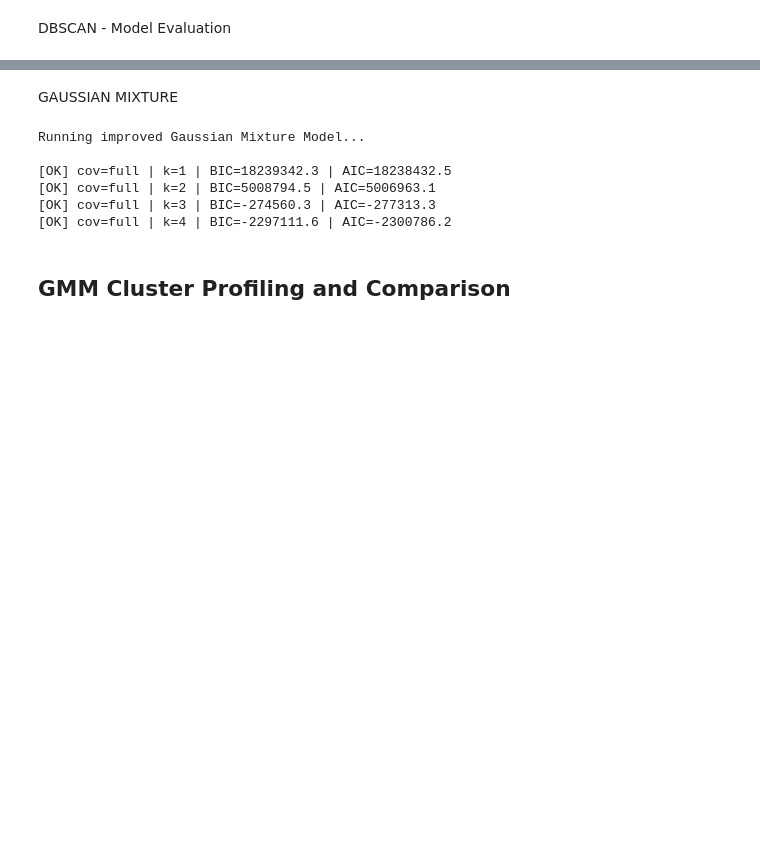
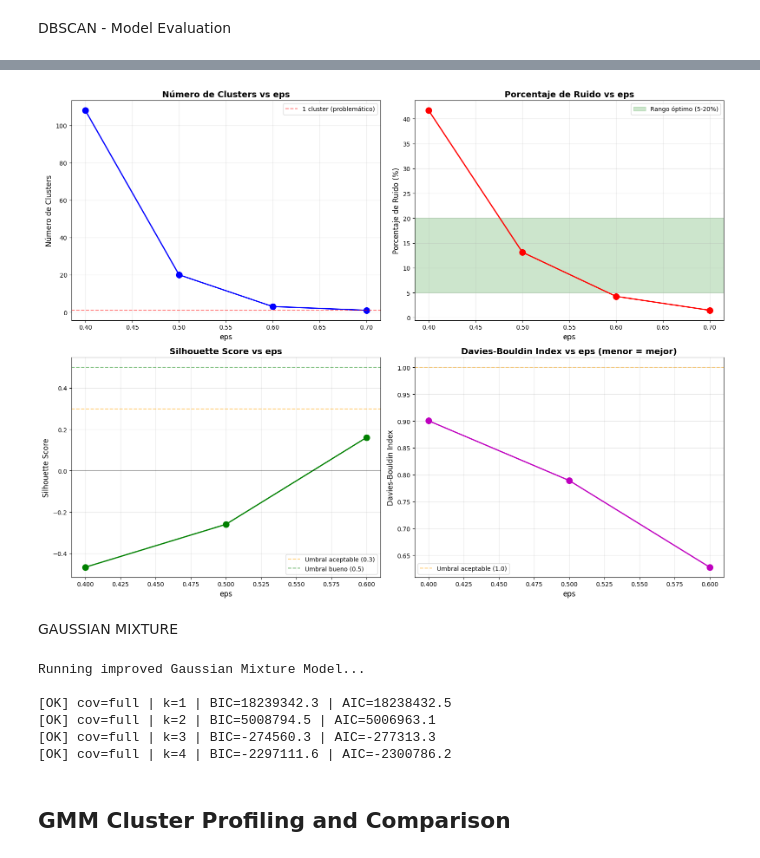
Before and after one commit to AlvarodelaHerran/ML_Movies_Proyect, a Jupyter notebook: clustering.ipynb, the cells around one changed output, grey strips where cells are left out. Cells and saved outputs as stored; diff of their text form; code cells hidden in the pictures; blank space fills up the shorter version.

Commit message:
DBSCAN mejorado

```diff
--- a/clustering.ipynb
+++ b/clustering.ipynb
@@ -738,20 +824,0 @@ y_pred = clusterer.fit_predict(X_sample_scaled_df)
-# %%
-# Number of clusters and noise
-unique_labels = np.unique(y_pred)
-n_clusters = len(unique_labels) - (1 if -1 in unique_labels else 0)
-n_noise = list(y_pred).count(-1)  # O np.sum(y_pred == -1)
-
-print(f"Número de clústers: {n_clusters}")
-print(f"Número de puntos de ruido: {n_noise}")
-print(f"Etiquetas únicas de clústers: {unique_labels[unique_labels != -1]}")  # Excluye -1
-
-# We asign clusters in the DataFrame to see the details
-df_sample['Cluster'] = y_pred
-print("\nTamaños de cada clúster (incluyendo ruido como -1):")
-print(df_sample.groupby('Cluster').size())
-
-# Example: first 10 movies in each cluster
-for cluster_id in unique_labels:
-    if cluster_id != -1:
-        print(f"\nClúster {cluster_id}:")
-        print(df_sample[df_sample['Cluster'] == cluster_id][['Title', 'Genre', 'IMDbRating']].head(10))
@@ -852,3 +972,74 @@ Calinski-Harabasz Index: 432.61293494125334
+# %%
+# ============================================================
+# VISUALIZACIÓN COMPARATIVA
+# ============================================================
+
+fig, axes = plt.subplots(2, 2, figsize=(16, 12))
+
+# Gráfico 1: Número de clusters vs eps
+ax1 = axes[0, 0]
+ax1.plot(df_results['eps'], df_results['n_clusters'], 'bo-',
+         linewidth=2, markersize=10)
+ax1.set_xlabel('eps', fontsize=12)
+ax1.set_ylabel('Número de Clusters', fontsize=12)
+ax1.set_title('Número de Clusters vs eps', fontsize=14, fontweight='bold')
+ax1.grid(True, alpha=0.3)
+ax1.axhline(y=1, color='r', linestyle='--', alpha=0.5, label='1 cluster (problemático)')
+ax1.legend()
+
+# Gráfico 2: Porcentaje de ruido vs eps
+ax2 = axes[0, 1]
+ax2.plot(df_results['eps'], df_results['noise_pct'], 'ro-',
+         linewidth=2, markersize=10)
+ax2.set_xlabel('eps', fontsize=12)
+ax2.set_ylabel('Porcentaje de Ruido (%)', fontsize=12)
+ax2.set_title('Porcentaje de Ruido vs eps', fontsize=14, fontweight='bold')
+ax2.grid(True, alpha=0.3)
+ax2.axhspan(5, 20, alpha=0.2, color='green', label='Rango óptimo (5-20%)')
+ax2.legend()
+
+# Gráfico 3: Silhouette Score vs eps
+ax3 = axes[1, 0]
+valid_sil = df_results[df_results['silhouette'].notna()]
+if len(valid_sil) > 0:
+    ax3.plot(valid_sil['eps'], valid_sil['silhouette'], 'go-',
+             linewidth=2, markersize=10)
+    ax3.axhline(y=0, color='black', linestyle='-', alpha=0.3)
+    ax3.axhline(y=0.3, color='orange', linestyle='--', alpha=0.5,
+                label='Umbral aceptable (0.3)')
+    ax3.axhline(y=0.5, color='green', linestyle='--', alpha=0.5,
+                label='Umbral bueno (0.5)')
+    ax3.legend()
+else:
+    ax3.text(0.5, 0.5, 'No hay valores válidos',
+             ha='center', va='center', fontsize=14, transform=ax3.transAxes)
+ax3.set_xlabel('eps', fontsize=12)
+ax3.set_ylabel('Silhouette Score', fontsize=12)
+ax3.set_title('Silhouette Score vs eps', fontsize=14, fontweight='bold')
+ax3.grid(True, alpha=0.3)
+
+# Gráfico 4: Davies-Bouldin Index vs eps
+ax4 = axes[1, 1]
+valid_dbi = df_results[df_results['davies_bouldin'].notna()]
+if len(valid_dbi) > 0:
+    ax4.plot(valid_dbi['eps'], valid_dbi['davies_bouldin'], 'mo-',
+             linewidth=2, markersize=10)
+    ax4.axhline(y=1.0, color='orange', linestyle='--', alpha=0.5,
+                label='Umbral aceptable (1.0)')
+    ax4.legend()
+else:
+    ax4.text(0.5, 0.5, 'No hay valores válidos',
+             ha='center', va='center', fontsize=14, transform=ax4.transAxes)
+ax4.set_xlabel('eps', fontsize=12)
+ax4.set_ylabel('Davies-Bouldin Index', fontsize=12)
+ax4.set_title('Davies-Bouldin Index vs eps (menor = mejor)',
+              fontsize=14, fontweight='bold')
+ax4.grid(True, alpha=0.3)
+
+plt.tight_layout()
+plt.show()
+# %% [output]
+[figure, added]
 # %% [markdown]
 GAUSSIAN MIXTURE
 # %%
```
Also changed, not shown: parts of 6 cells of this notebook.
